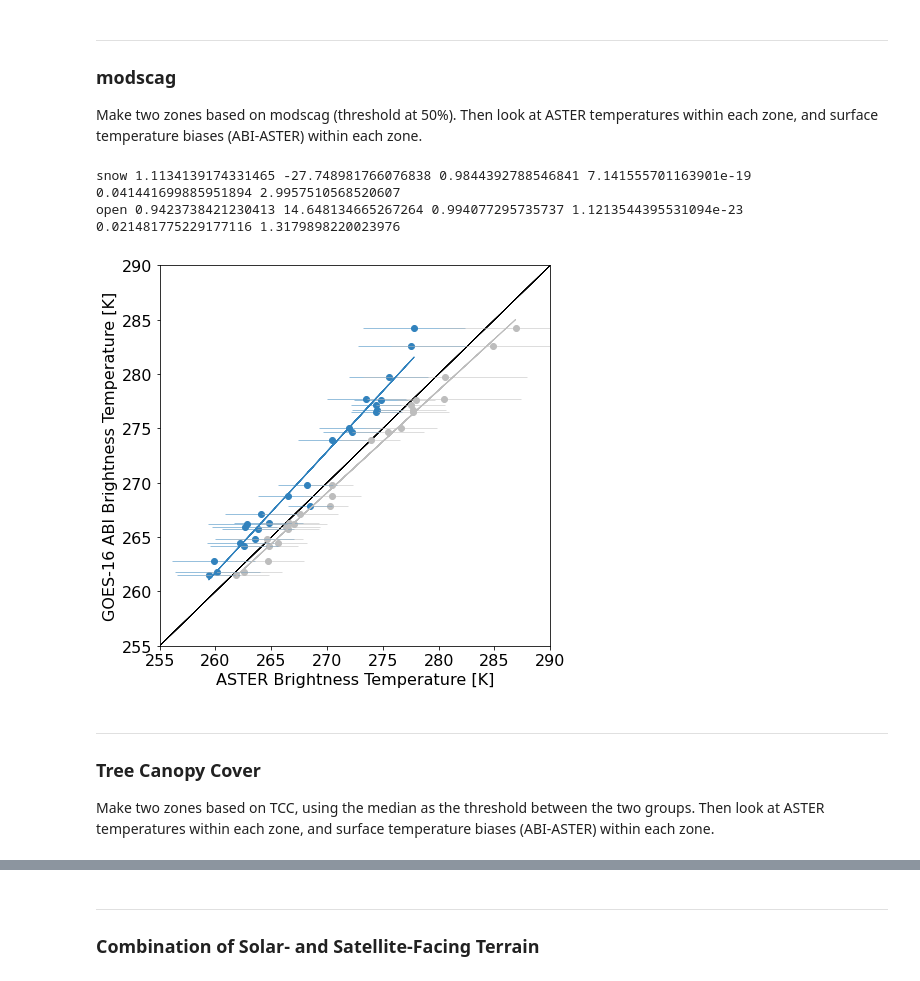
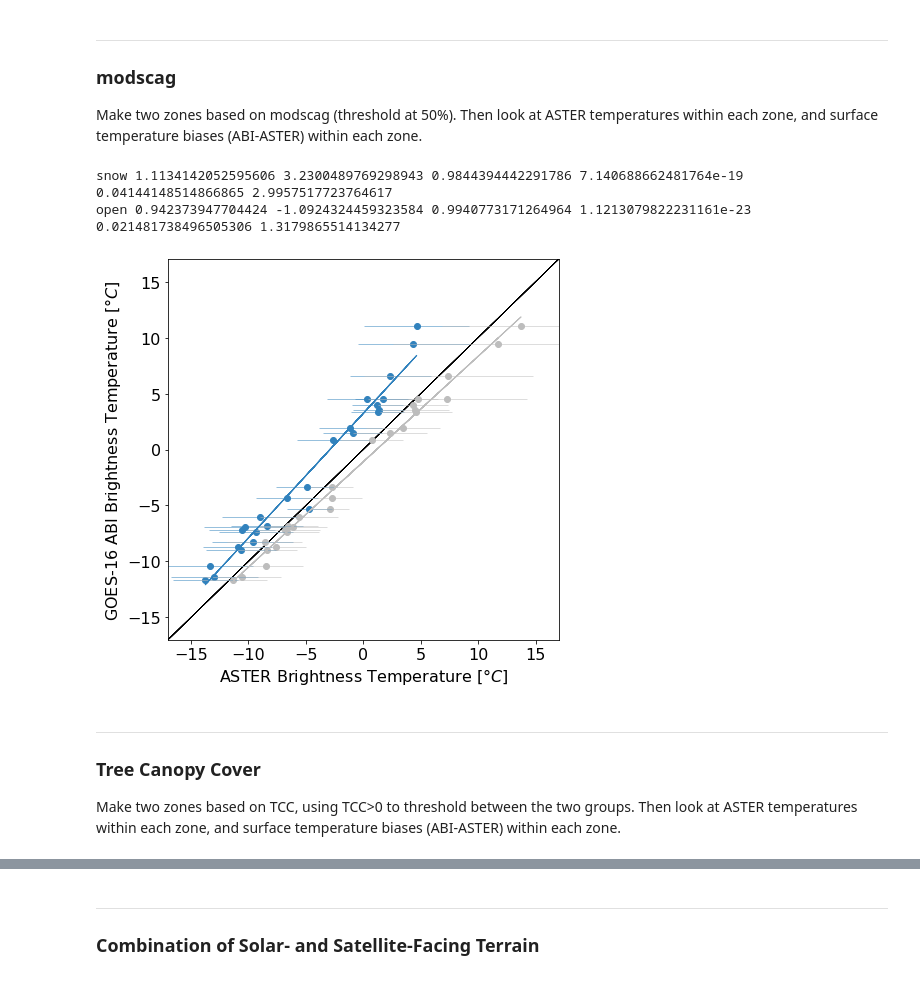
Before and after one commit to spestana/goes-cues, a Jupyter notebook: aster-terrain-boxplots-Copy1.ipynb, the cells around one changed output, grey strips where cells are left out. Saved outputs shown, nothing was run; the diff lists cells and outputs as text; code cells hidden in the pictures.

```diff
--- a/aster-terrain-boxplots-Copy1.ipynb
+++ b/aster-terrain-boxplots-Copy1.ipynb
@@ -92,61 +92,63 @@ for n in range(len(ds.time)):
         color1='#3182bd'
         color2='#bdbdbd'
 
-        gt_k_n = gt_k[n][~np.isnan(gt_k[n])]
-        lt_k_n = lt_k[n][~np.isnan(lt_k[n])]
+        # convert from K to degrees C
+        ds['ast_goes_goes_tbC'] = ds.ast_goes_goes_tb - 273.15
+        gt_k_n = gt_k[n][~np.isnan(gt_k[n])] - 273.15
+        lt_k_n = lt_k[n][~np.isnan(lt_k[n])] - 273.15
 
-        ax.scatter(np.mean(gt_k_n),ds.ast_goes_goes_tb.isel(time=n).mean(), c=color1, edgecolor=None,)
+        ax.scatter(np.mean(gt_k_n),ds.ast_goes_goes_tbC.isel(time=n).mean(), c=color1, edgecolor=None,)
         ax.errorbar(x=np.mean(gt_k_n),
-                    y=ds.ast_goes_goes_tb.isel(time=n).mean(),
+                    y=ds.ast_goes_goes_tbC.isel(time=n).mean(),
                     xerr=np.std(gt_k_n), c=color1, lw=0.5)
         gt_k_n_means.append(np.mean(gt_k_n))
 
 
-        ax.scatter(np.mean(lt_k_n),ds.ast_goes_goes_tb.isel(time=n).mean(), c=color2, edgecolor=None)
+        ax.scatter(np.mean(lt_k_n),ds.ast_goes_goes_tbC.isel(time=n).mean(), c=color2, edgecolor=None)
         ax.errorbar(x=np.mean(lt_k_n),
-                    y=ds.ast_goes_goes_tb.isel(time=n).mean(),
+                    y=ds.ast_goes_goes_tbC.isel(time=n).mean(),
                     xerr=np.std(lt_k_n), c=color2, lw=0.5)
         lt_k_n_means.append(np.mean(lt_k_n))
 
-        goes_tb_means.append(ds.ast_goes_goes_tb.isel(time=n).mean().values)
+        goes_tb_means.append(ds.ast_goes_goes_tbC.isel(time=n).mean().values)
 
-        plt.xlabel('ASTER Brightness Temperature [K]')
-        plt.ylabel('GOES-16 ABI Brightness Temperature [K]')
+        plt.xlabel('ASTER Brightness Temperature [$\degree C$]')
+        plt.ylabel('GOES-16 ABI Brightness Temperature [$\degree C$]')
 
 
-        plt.ylim(255,290);
-        plt.xlim(255,290);
+        plt.ylim(-17,17);
+        plt.xlim(-17,17);
 
-        ax.plot([255,290],[255,290],linestyle='-',color='k', lw=0.5, zorder=-99)
+        ax.plot([-17,17],[-17,17],linestyle='-',color='k', lw=0.5, zorder=-99)
         #
         #print('number of pixels: ',len(gt_k_n),len(lt_k_n))
         #print('means: ',np.round(np.mean(gt_k_n),1),np.round(np.mean(lt_k_n),1))
         #print(f'mean diff: {np.round(np.mean(gt_k_n)-np.mean(lt_k_n),1)}')
         #print('medians: ',np.round(np.median(gt_k_n),1),np.round(np.median(lt_k_n),1))
 
 
 gt_k_n_means = np.array(gt_k_n_means)
 lt_k_n_means = np.array(lt_k_n_means)
 goes_tb_means =np.array(goes_tb_means)
 
 gt_slope, gt_intercept, gt_r_value, gt_p_value, gt_std_err = stats.linregress(gt_k_n_means,goes_tb_means)
 ax.plot(gt_k_n_means,(gt_k_n_means*gt_slope)+gt_intercept,linestyle='-',color=color1, lw=1)
 rmse = np.sqrt(np.mean((gt_k_n_means-goes_tb_means)**2))
 print('snow',gt_slope, gt_intercept, gt_r_value, gt_p_value, gt_std_err, rmse)
 
 lt_slope, lt_intercept, lt_r_value, lt_p_value, lt_std_err = stats.linregress(lt_k_n_means,goes_tb_means)
 ax.plot(lt_k_n_means,(lt_k_n_means*lt_slope)+lt_intercept,linestyle='-',color=color2, lw=1)
 rmse = np.sqrt(np.mean((lt_k_n_means-goes_tb_means)**2))
 print('open',lt_slope, lt_intercept, lt_r_value, lt_p_value, lt_std_err,rmse)
 # %% [output]
-snow 1.1134139174331465 -27.748981766076838 0.9844392788546841 7.141555701163901e-19 0.041441699885951894 2.9957510568520607
-open 0.9423738421230413 14.648134665267264 0.994077295735737 1.1213544395531094e-23 0.021481775229177116 1.3179898220023976
+snow 1.1134142052595606 3.2300489769298943 0.9844394442291786 7.140688662481764e-19 0.04144148514866865 2.9957517723764617
+open 0.942373947704424 -1.0924324459323584 0.9940773171264964 1.1213079822231161e-23 0.021481738496505306 1.3179865514134277
-[figure, old version]
+[figure, new version]
 # %% [markdown]
 ---
 ### Tree Canopy Cover
 
-Make two zones based on TCC, using the median as the threshold between the two groups. Then look at ASTER temperatures within each zone, and surface temperature biases (ABI-ASTER) within each zone.
+Make two zones based on TCC, using TCC>0 to threshold between the two groups. Then look at ASTER temperatures within each zone, and surface temperature biases (ABI-ASTER) within each zone.
 # %%
 gt_k = [] # greater than threshold, k
 lt_k = [] # less than threshold, k
```
Also changed, not shown: parts of 8 cells of this notebook, 1 other file.
